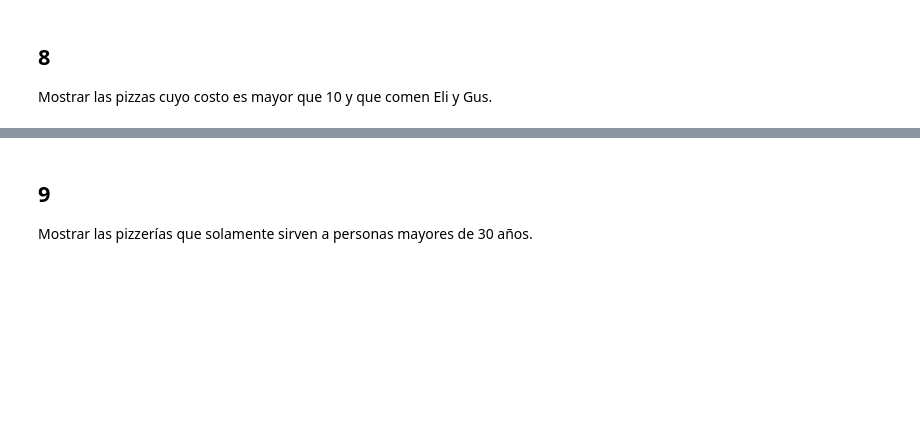
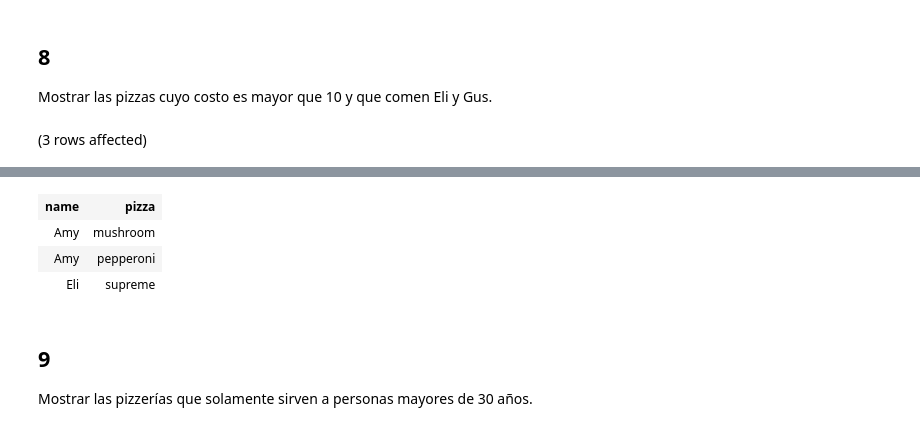
Before and after one commit to NivekWTF/TallerBD_PVC, a Jupyter notebook: Pizza.ipynb, the cells around one changed output, grey strips where cells are left out. Drawn from its saved outputs; the diff is of its cells as text; code cells hidden in the pictures; blank space fills up the shorter version.

```diff
--- a/Pizza.ipynb
+++ b/Pizza.ipynb
@@ -248,3 +255,12 @@ Total execution time: 00:00:00.025
 # %% [markdown]
 ## 8 ##
 Mostrar las pizzas cuyo costo es mayor que 10 y que comen Eli y Gus.
+# %%
+use pizzeria
+
+select distinct name, eats.pizza from eats
+inner join serves on eats.pizza = serves.pizza
+where name = 'Amy' or name = 'Eli'
+AND price > 10
+# %% [output]
+(3 rows affected)
@@ -251,3 +268,7 @@ Mostrar las pizzas cuyo costo es mayor que 10 y que comen Eli y Gus.
+| name | pizza |
+| Amy | mushroom |
+| Amy | pepperoni |
+| Eli | supreme |
 # %% [markdown]
 ## 9 ##
 Mostrar las pizzerías que solamente sirven a personas mayores de 30 años.
```
Also changed, not shown: parts of 8 cells of this notebook.
